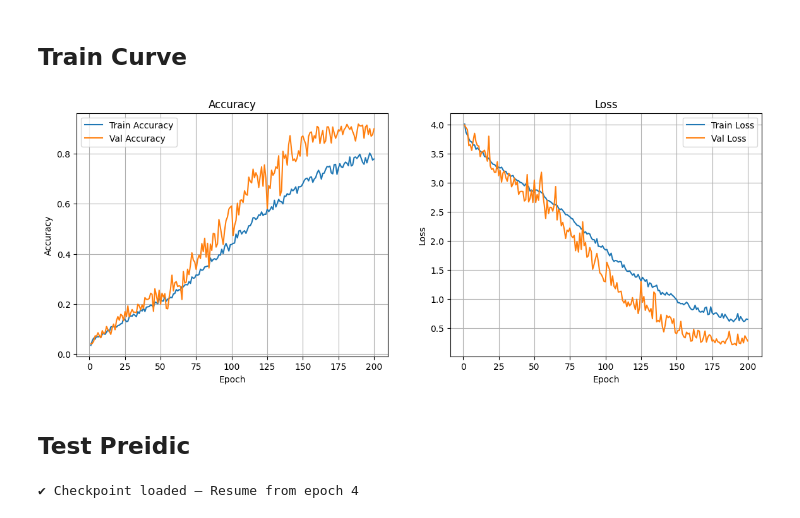
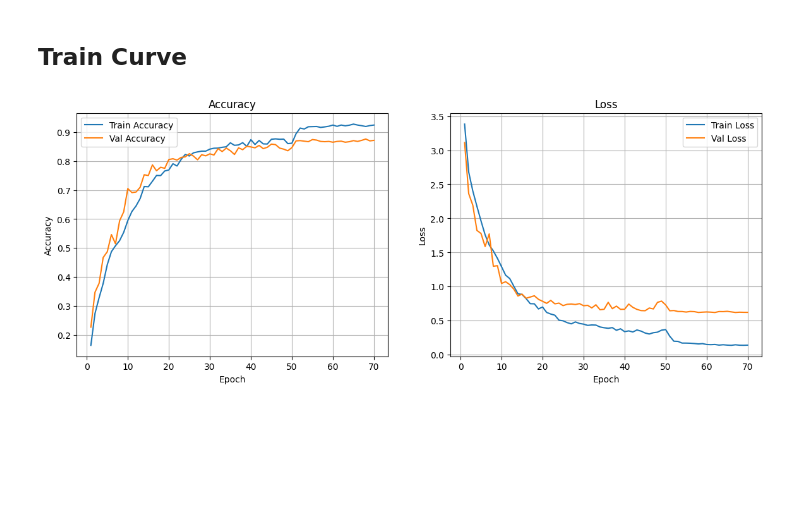
Before and after one commit to ipul122/rock-classification, a Jupyter notebook: TRAIN_RESNET/DEEP_LEARNING_RESNET.ipynb, the cells around one changed output. Saved outputs shown, nothing was run; the diff lists cells and outputs as text; code cells hidden in the pictures; blank space fills up the shorter version.

Commit message:
Fix: replace incorrect DEEP_LEARNING_RESNET notebook

```diff
--- a/TRAIN_RESNET/DEEP_LEARNING_RESNET.ipynb
+++ b/TRAIN_RESNET/DEEP_LEARNING_RESNET.ipynb
@@ -212,0 +138,21 @@ cuda
+# %%
+num_classes = 53
+
+model = models.resnet34(
+    weights=models.ResNet34_Weights.IMAGENET1K_V1
+)
+
+for param in model.parameters():
+    param.requires_grad = False
+
+model.fc = nn.Linear(model.fc.in_features, num_classes)
+
+for param in model.fc.parameters():
+    param.requires_grad = True
+
+for name, param in model.named_parameters():
+    if "layer4" in name:
+        param.requires_grad = True
+
+device = "cuda" if torch.cuda.is_available() else "cpu"
+model = model.to(device)
@@ -213,9 +187,12 @@ cuda
 # %% [markdown]
 ## Optimizer
 # %%
-
 criterion = nn.CrossEntropyLoss()
-optimizer = optim.Adam(model.parameters(), lr=1e-4)
+#optimizer = optim.Adam(model.parameters(), lr=1e-4)
+optimizer = optim.Adam(
+    filter(lambda p: p.requires_grad, model.parameters()),
+    lr=1e-4
+)
 
 def accuracy(logits, y):
     return (logits.argmax(dim=1) == y).float().mean().item()
@@ -259,12 +243,14 @@ def evaluate(model, loader):
 # %%
-def save_checkpoint(model, optimizer, epoch, best_acc, path="checkpoint.pth"):
+def save_checkpoint(model, optimizer, epoch, best_acc, filename="best.pth"):
     checkpoint = {
         "model_state": model.state_dict(),
         "optimizer_state": optimizer.state_dict(),
         "epoch": epoch,
         "best_acc": best_acc
     }
-    torch.save(checkpoint, path)
+
+    save_path = f"/content/drive/MyDrive/best_model/{filename}"
+    torch.save(checkpoint, save_path)
 
 def load_checkpoint(model, optimizer, path="checkpoint.pth"):
     checkpoint = torch.load(path, map_location=device)
@@ -275,7 +261,7 @@ def load_checkpoint(model, optimizer, path="checkpoint.pth"):
     start_epoch = checkpoint["epoch"] + 1
     best_acc = checkpoint["best_acc"]
 
-    print(f"✔ Checkpoint loaded — Resume from epoch {start_epoch}")
+    print(f"Checkpoint loaded — Resume from epoch {start_epoch}")
     return start_epoch, best_acc
 # %% [markdown]
 ## Train
@@ -287,7 +273,7 @@ val_accs = []
 best_acc = 0
 start_epoch = 1
 # %%
-num_epochs = 35
+num_epochs = 20
 
 for ep in range(1, num_epochs + 1):
     train_loss, train_acc = train_one_epoch(model, train_loader)
@@ -300,7 +286,7 @@ for ep in range(1, num_epochs + 1):
 
     if val_acc > best_acc:
         best_acc = val_acc
-        save_checkpoint(model, optimizer, ep, best_acc, "best_model.pth")
+        save_checkpoint(model, optimizer, ep, best_acc, "best_model_resnet34.pth")
 
     print(f"[Epoch {ep}] " f"Train Loss: {train_loss:.4f}  Train Acc: {train_acc*100:.2f}% | " f"Val Loss: {val_loss:.4f}  Val Acc: {val_acc*100:.2f}%")
 # %% [output]
@@ -322,33 +306,27 @@ save_checkpoint(model, optimizer, ep, best_acc, "best_model_new.pth")
 # %% [markdown]
 ## Train Curve
 # %%
-epochs = range(1, 200+1)
+epochs = range(1, num_epochs+1+50)
 plt.figure(figsize=(14,5))
 
 plt.subplot(1,2,1)
 plt.plot(epochs, train_accs, label="Train Accuracy")
 plt.plot(epochs, val_accs, label="Val Accuracy")
 plt.title("Accuracy")
 plt.xlabel("Epoch")
 plt.ylabel("Accuracy")
 plt.legend()
 plt.grid(True)
 
 plt.subplot(1,2,2)
 plt.plot(epochs, train_losses, label="Train Loss")
 plt.plot(epochs, val_losses, label="Val Loss")
 plt.title("Loss")
 plt.xlabel("Epoch")
 plt.ylabel("Loss")
 plt.legend()
 plt.grid(True)
 
 plt.show()
 # %% [output]
-[figure, old version]
+[figure, new version]
-# %% [markdown]
-## Test Preidic
-# %%
-start_epoch, best_acc = load_checkpoint(model, optimizer, "best_model.pth")
-# %% [output]
-✔ Checkpoint loaded — Resume from epoch 4
```
Also changed, not shown: parts of 21 cells of this notebook.
